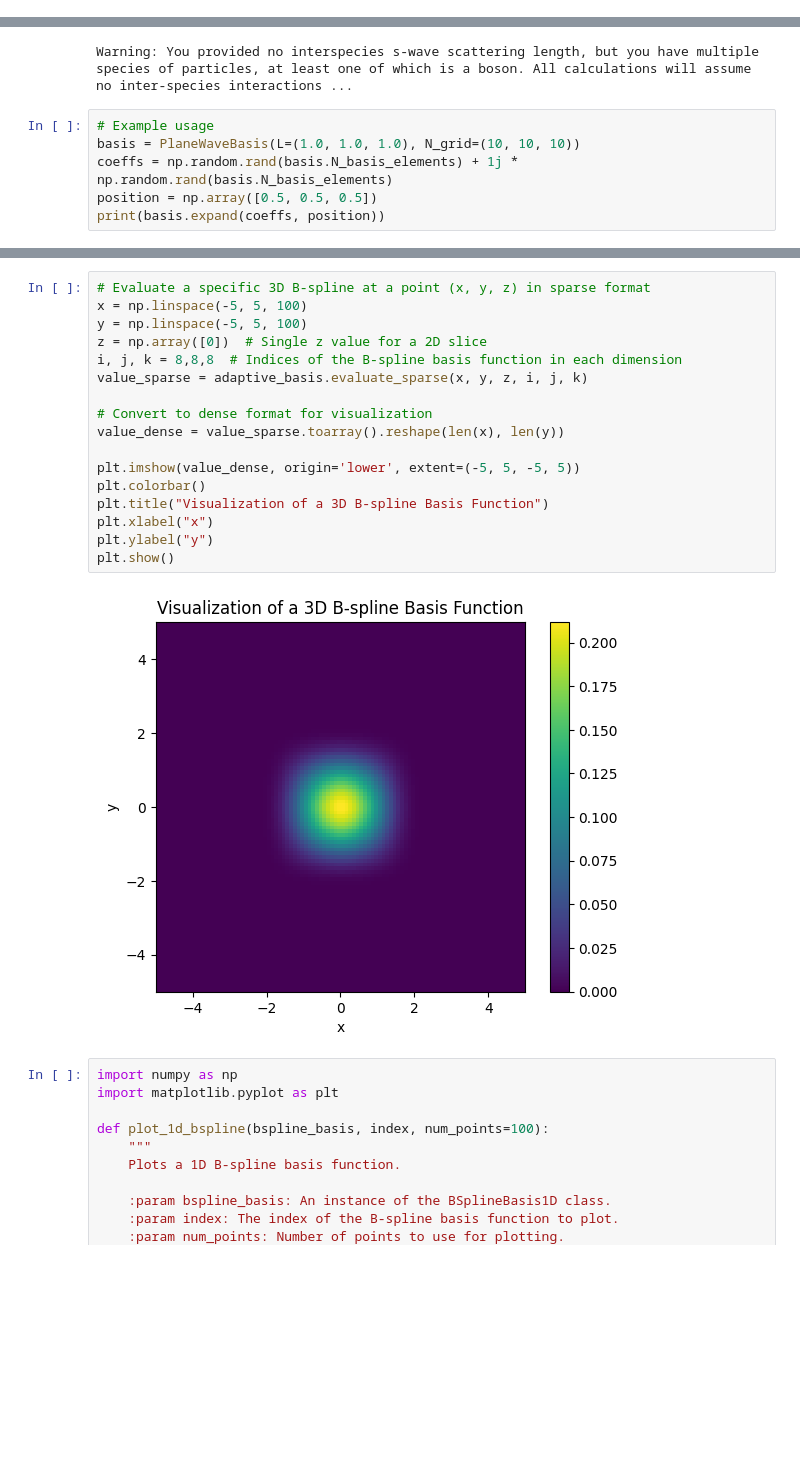
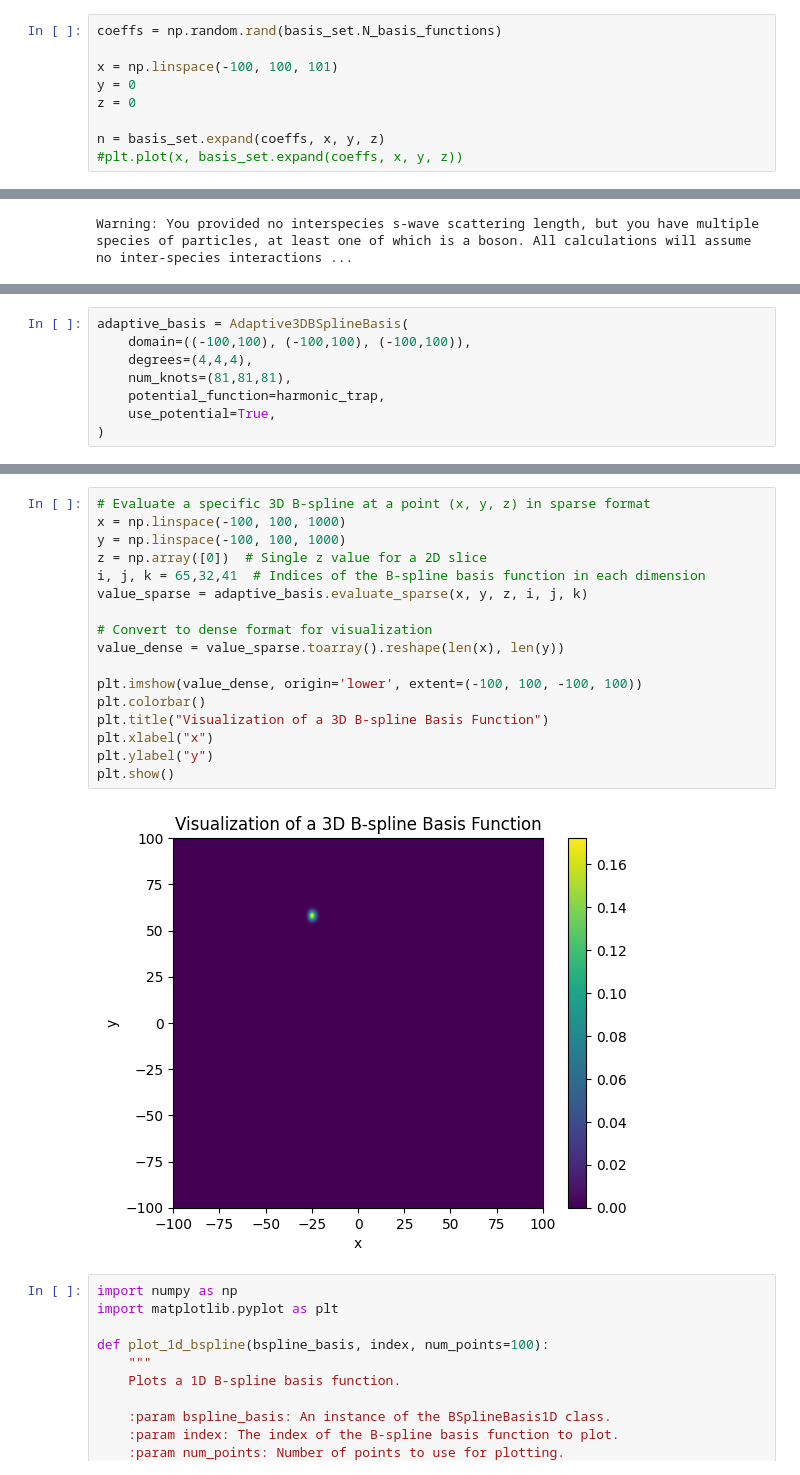
Before and after one commit to lightmat/lightmat, a Jupyter notebook: test_statistics.ipynb, the cells around one changed output, grey strips where cells are left out. Drawn from its saved outputs; the diff is of its cells as text; blank space fills up the shorter version.

```diff
--- a/test_statistics.ipynb
+++ b/test_statistics.ipynb
@@ -4,0 +141,9 @@ import matplotlib.pyplot as plt
+# %%
+coeffs = np.random.rand(basis_set.N_basis_functions)
+
+x = np.linspace(-100, 100, 101)
+y = 0
+z = 0
+
+n = basis_set.expand(coeffs, x, y, z)
+#plt.plot(x, basis_set.expand(coeffs, x, y, z))
@@ -25,9 +172,3 @@ k = ParticleProps(
 calc = DensityCalculator([na, k])
 # %% [output]
 Warning: You provided no interspecies s-wave scattering length, but you have multiple species of particles, at least one of which is a boson. All calculations will assume no inter-species interactions ...
-# %%
-# Example usage
-basis = PlaneWaveBasis(L=(1.0, 1.0, 1.0), N_grid=(10, 10, 10))
-coeffs = np.random.rand(basis.N_basis_elements) + 1j * np.random.rand(basis.N_basis_elements)
-position = np.array([0.5, 0.5, 0.5])
-print(basis.expand(coeffs, position))
@@ -312,0 +303,8 @@ adaptive_basis = Adaptive3DBSplineBasis(domain, degrees, num_knots, example_pote
+# %%
+adaptive_basis = Adaptive3DBSplineBasis(
+    domain=((-100,100), (-100,100), (-100,100)),
+    degrees=(4,4,4),
+    num_knots=(81,81,81),
+    potential_function=harmonic_trap,
+    use_potential=True,
+)
@@ -313,22 +317,22 @@ adaptive_basis = Adaptive3DBSplineBasis(domain, degrees, num_knots, example_pote
 # %%
 # Evaluate a specific 3D B-spline at a point (x, y, z) in sparse format
-x = np.linspace(-5, 5, 100)
-y = np.linspace(-5, 5, 100)
+x = np.linspace(-100, 100, 1000)
+y = np.linspace(-100, 100, 1000)
 z = np.array([0])  # Single z value for a 2D slice
-i, j, k = 8,8,8  # Indices of the B-spline basis function in each dimension
+i, j, k = 65,32,41  # Indices of the B-spline basis function in each dimension
 value_sparse = adaptive_basis.evaluate_sparse(x, y, z, i, j, k)
 
 # Convert to dense format for visualization
 value_dense = value_sparse.toarray().reshape(len(x), len(y))
 
-plt.imshow(value_dense, origin='lower', extent=(-5, 5, -5, 5))
+plt.imshow(value_dense, origin='lower', extent=(-100, 100, -100, 100))
 plt.colorbar()
 plt.title("Visualization of a 3D B-spline Basis Function")
 plt.xlabel("x")
 plt.ylabel("y")
 plt.show()
 # %% [output]
-[figure, old version]
+[figure, new version]
 # %%
 import numpy as np
 import matplotlib.pyplot as plt
```
Also changed, not shown: parts of 21 cells of this notebook, 8 other files.
